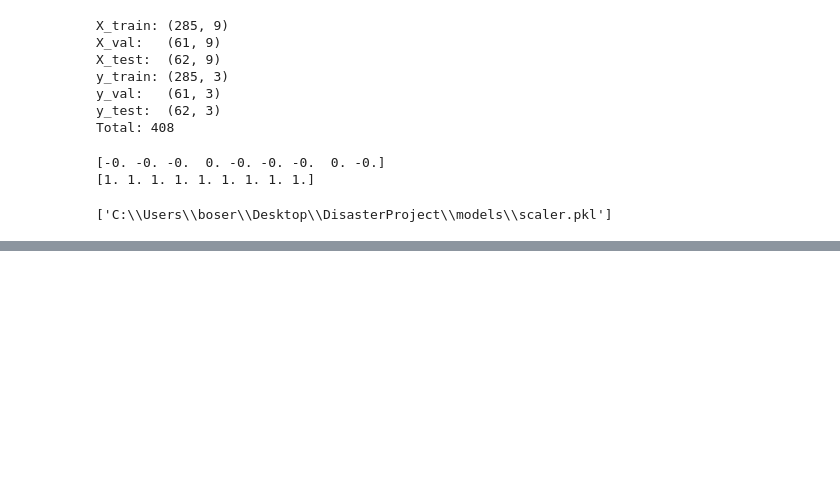
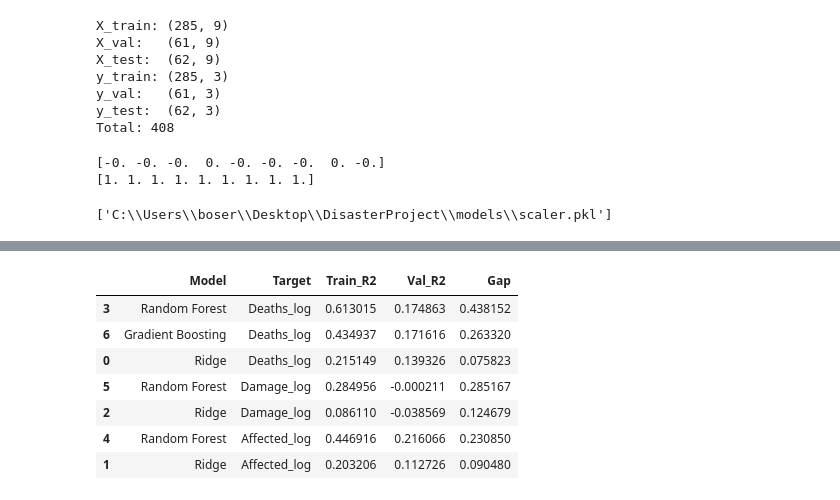
Before and after one commit to Rajdeep0010/Disaster_Project, a Jupyter notebook: notebooks/Severity_Prediction_model.ipynb, the cells around one changed output, grey strips where cells are left out. Drawn from its saved outputs; the diff is of its cells as text; code cells hidden in the pictures; blank space fills up the shorter version.

```diff
--- a/notebooks/Severity_Prediction_model.ipynb
+++ b/notebooks/Severity_Prediction_model.ipynb
@@ -142,0 +568,11 @@ joblib.dump(scaler, r'C:\Users\boser\Desktop\DisasterProject\models\scaler.pkl')
+# %%
+display(results_df_tune)
+# %% [output]
+|  | Model | Target | Train_R2 | Val_R2 | Gap |
+| 3 | Random Forest | Deaths_log | 0.613015 | 0.174863 | 0.438152 |
+| 6 | Gradient Boosting | Deaths_log | 0.434937 | 0.171616 | 0.263320 |
+| 0 | Ridge | Deaths_log | 0.215149 | 0.139326 | 0.075823 |
+| 5 | Random Forest | Damage_log | 0.284956 | -0.000211 | 0.285167 |
+| 2 | Ridge | Damage_log | 0.086110 | -0.038569 | 0.124679 |
+| 4 | Random Forest | Affected_log | 0.446916 | 0.216066 | 0.230850 |
+| 1 | Ridge | Affected_log | 0.203206 | 0.112726 | 0.090480 |
```
Also changed, not shown: parts of 12 cells of this notebook.
